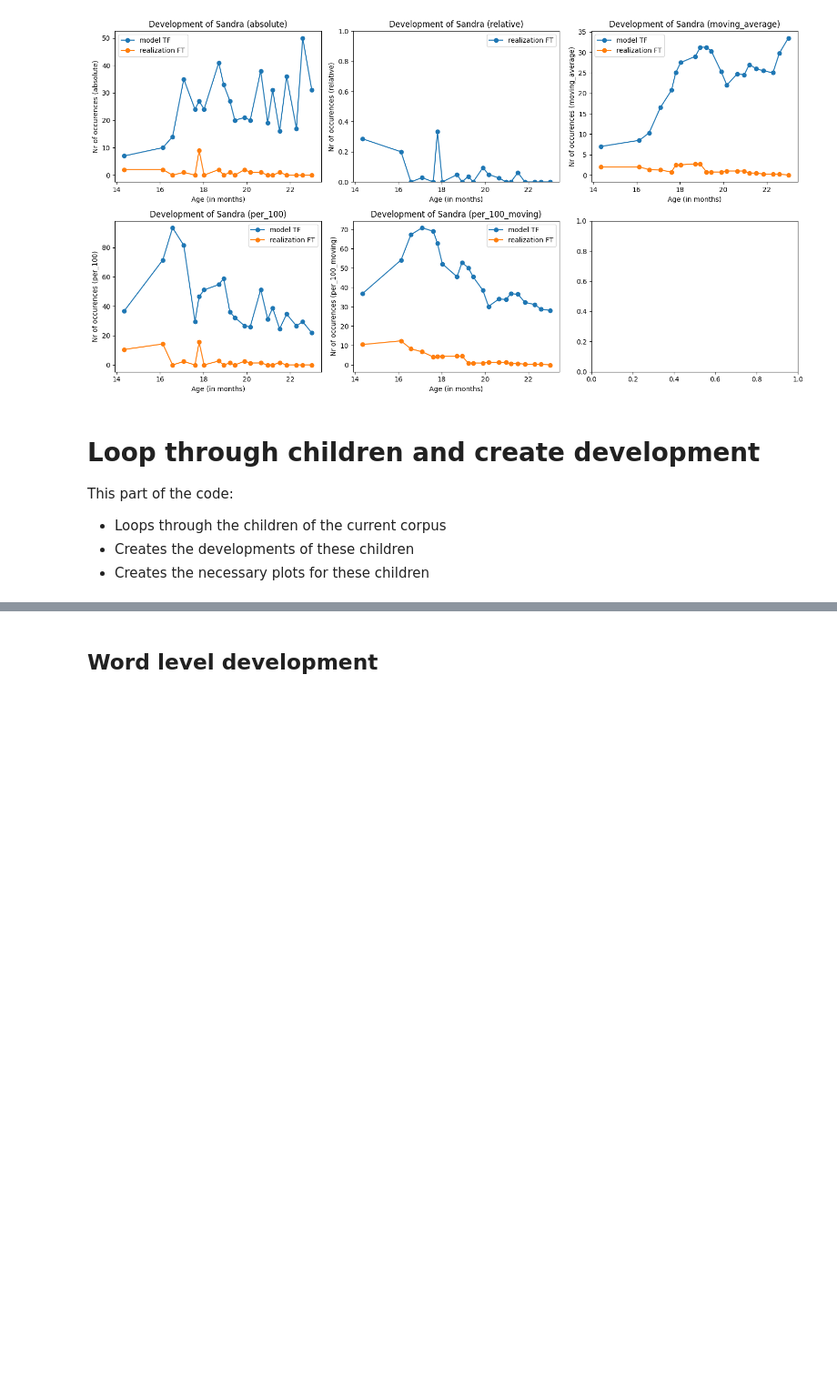
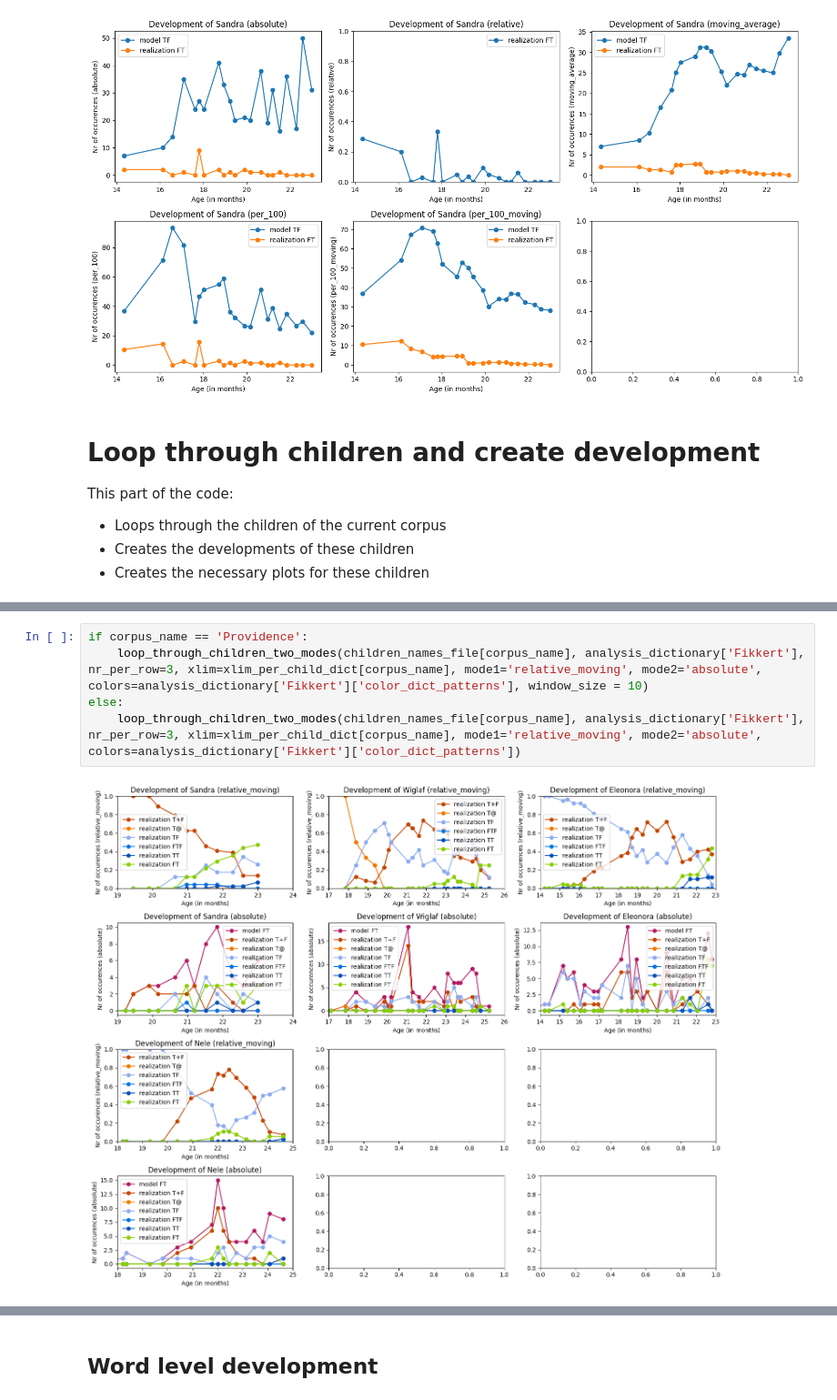
Before and after one commit to NienkeWessel/ThesisLinguistics, a Jupyter notebook: ProcessData.ipynb, the cells around one changed output, grey strips where cells are left out. Shown at 91% size. Cells and saved outputs as stored; diff of their text form; blank space fills up the shorter version.

```diff
--- a/ProcessData.ipynb
+++ b/ProcessData.ipynb
@@ -1610,0 +1760,7 @@ loop_through_children(df, children_names_file[corpus_name], analysis_dictionary[
+# %%
+if corpus_name == 'Providence':
+    loop_through_children_two_modes(children_names_file[corpus_name], analysis_dictionary['Fikkert'], nr_per_row=3, xlim=xlim_per_child_dict[corpus_name], mode1='relative_moving', mode2='absolute', colors=analysis_dictionary['Fikkert']['color_dict_patterns'], window_size = 10)
+else:
+    loop_through_children_two_modes(children_names_file[corpus_name], analysis_dictionary['Fikkert'], nr_per_row=3, xlim=xlim_per_child_dict[corpus_name], mode1='relative_moving', mode2='absolute', colors=analysis_dictionary['Fikkert']['color_dict_patterns'])
+# %% [output]
+[figure, added]
```
Also changed, not shown: parts of 20 cells of this notebook.
